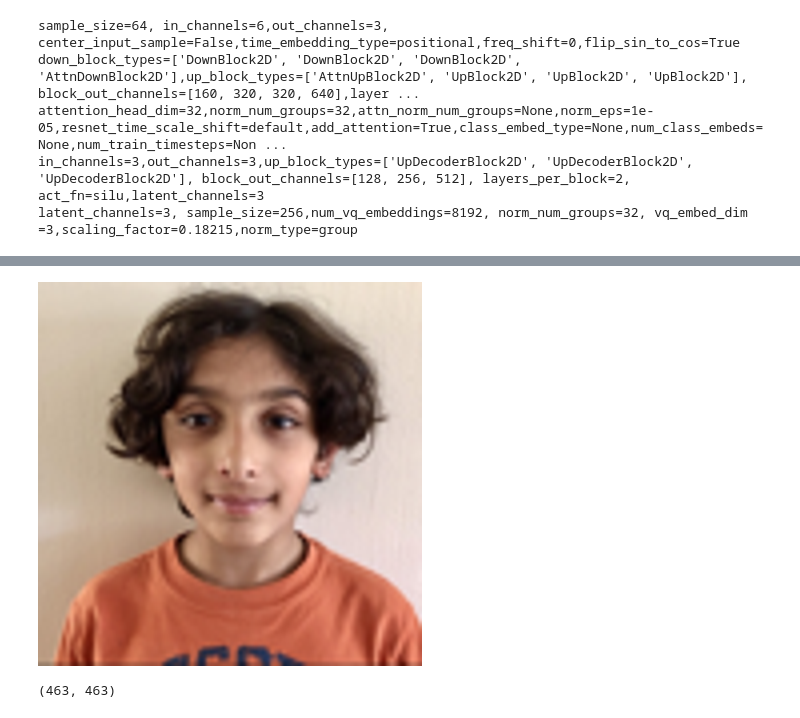
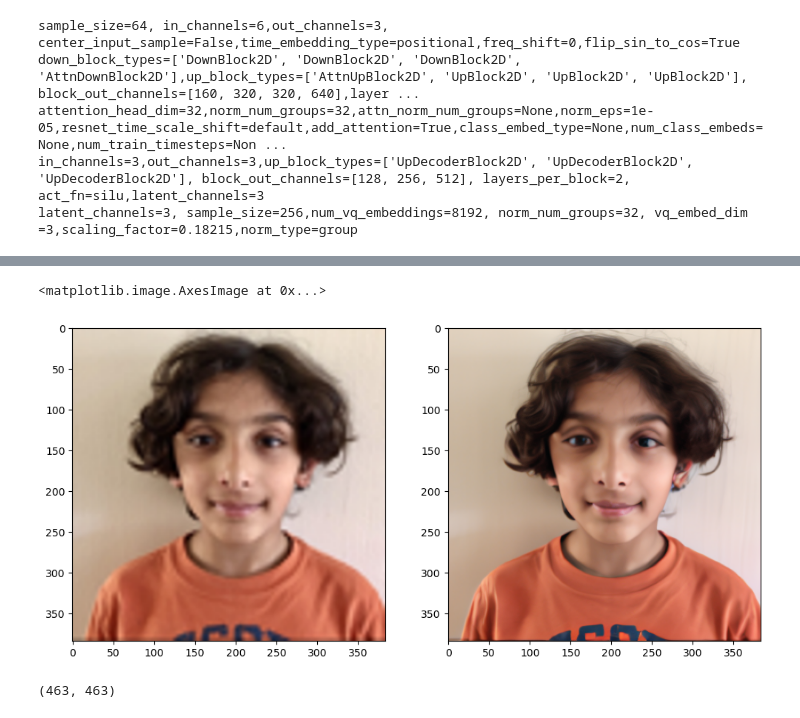
Before and after one commit to madhuhegde/super_resolution, a Jupyter notebook: super_resolution.ipynb, the cells around one changed output, grey strips where cells are left out. Cells and saved outputs as stored; diff of their text form; code cells hidden in the pictures.

```diff
--- a/super_resolution.ipynb
+++ b/super_resolution.ipynb
@@ -108,5 +103,0 @@ super_res_image
-# %%
-low_res_img = down_size_img.resize((96*4, 96*4))
-low_res_img
-# %% [output]
-[figure, removed]
@@ -113,3 +106,11 @@ low_res_img
+# %%
+low_res_img = down_size_img.resize((96*4, 96*4))
+f, axarr = plt.subplots(1,2, figsize=(12, 12))
+axarr[0].imshow(low_res_img )
+axarr[1].imshow(super_res_image )
+# %% [output]
+<matplotlib.image.AxesImage at 0x...>
+[figure, added]
 # %%
 image
 # %% [output]
```
Also changed, not shown: parts of 3 cells of this notebook, 1 other file.
